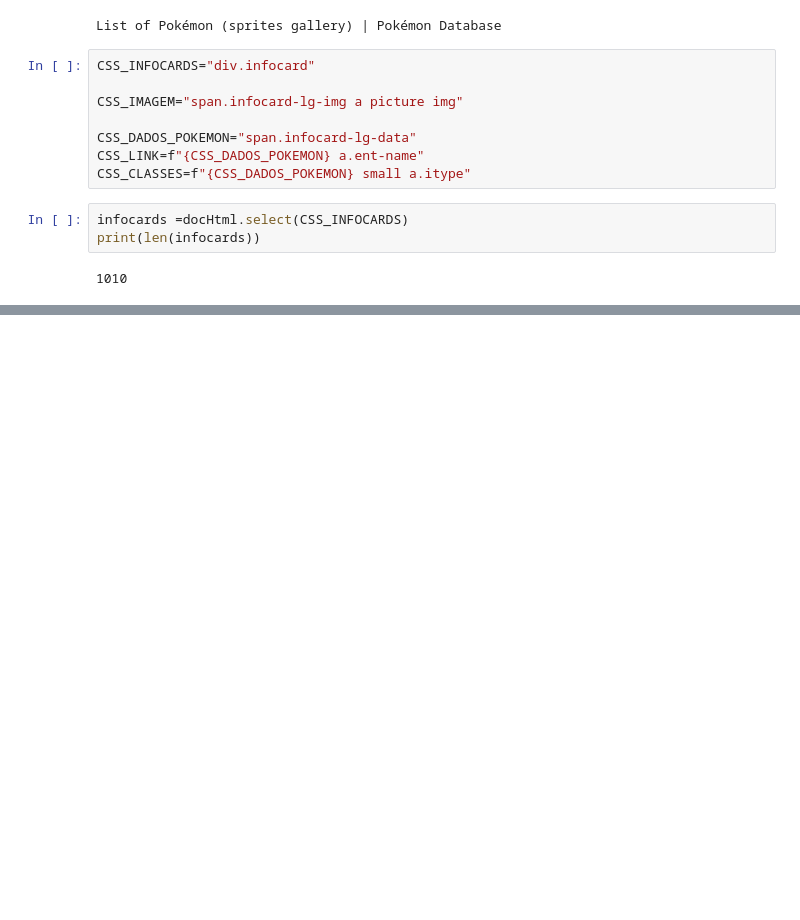
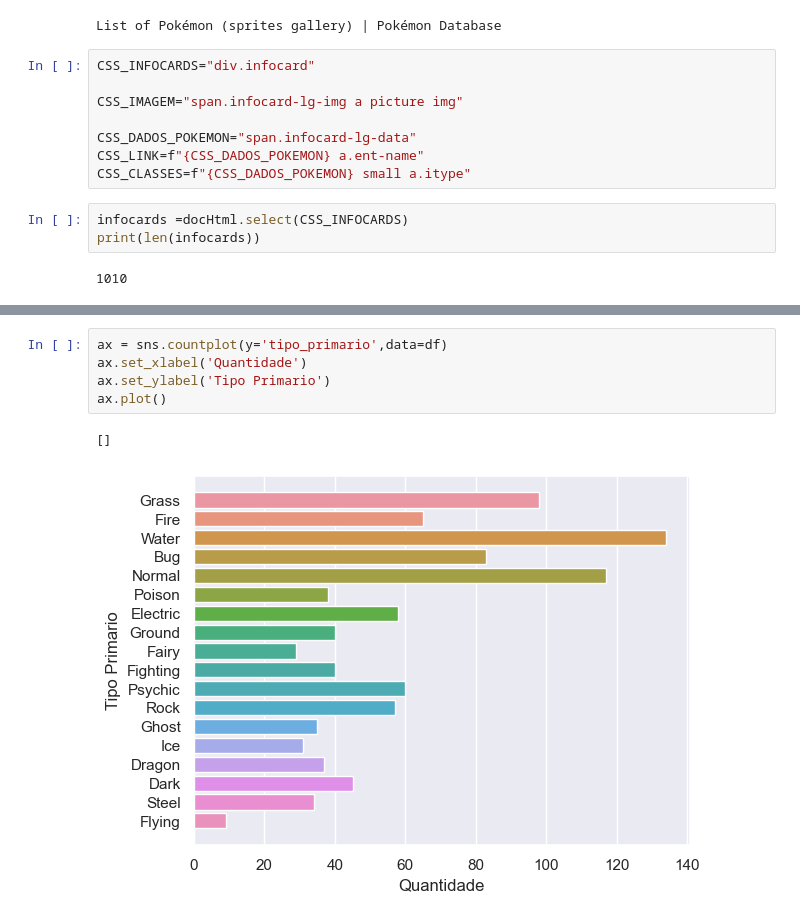
Before and after one commit to DanielCirino/webinar-web-scraping, a Jupyter notebook: notebooks/Webinar - Web Scraping.ipynb, the cells around one changed output, grey strips where cells are left out. Saved outputs shown, nothing was run; the diff lists cells and outputs as text; blank space fills up the shorter version.

```diff
--- a/notebooks/Webinar - Web Scraping.ipynb
+++ b/notebooks/Webinar - Web Scraping.ipynb
@@ -285,0 +540,8 @@ pok01.select(CSS_LINK)
+# %%
+ax = sns.countplot(y='tipo_primario',data=df)
+ax.set_xlabel('Quantidade')
+ax.set_ylabel('Tipo Primario')
+ax.plot()
+# %% [output]
+[]
+[figure, added]
```
Also changed, not shown: parts of 26 cells of this notebook, 3 other files.
